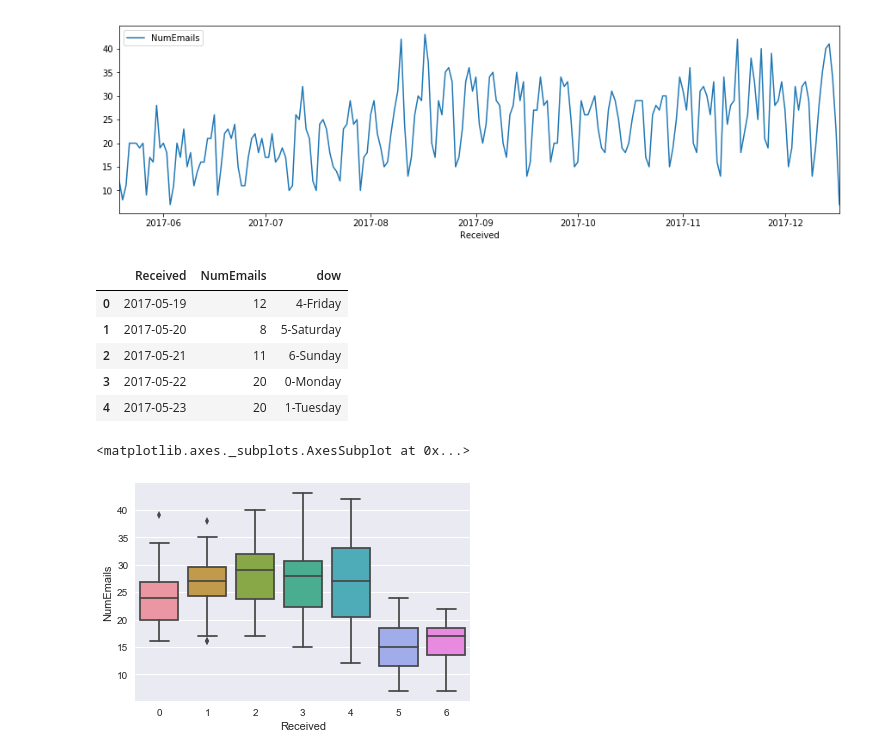
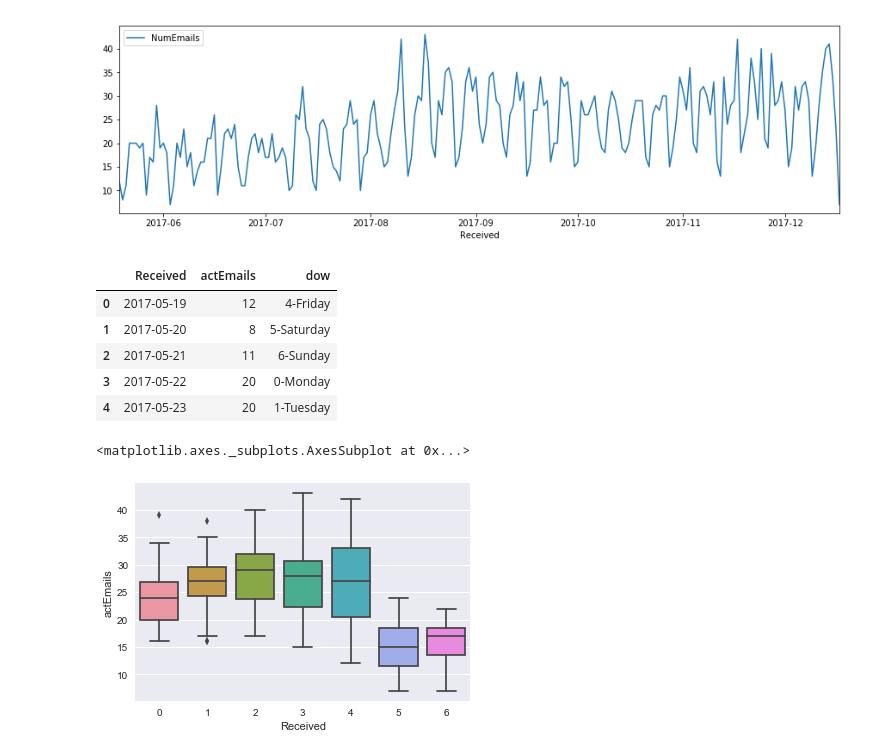
Before and after one commit to mondayn/py, a Jupyter notebook: emailAnalysis.ipynb, the cells around one changed output. Cells and saved outputs as stored; diff of their text form; code cells hidden in the pictures.

```diff
--- a/emailAnalysis.ipynb
+++ b/emailAnalysis.ipynb
@@ -27,9 +27,10 @@ plt.show()
 df3 = emailDf2.copy()
 df3.reset_index(inplace=True)
 df3['dow'] = pd.to_datetime(df3.Received).dt.weekday.astype('str') + '-' + pd.to_datetime(df3.Received).dt.weekday_name
+df3.rename(columns={'NumEmails':'actEmails'},inplace=True)
 df3.head()
 # %% [output]
-|  | Received | NumEmails | dow |
+|  | Received | actEmails | dow |
 | 0 | 2017-05-19 | 12 | 4-Friday |
 | 1 | 2017-05-20 | 8 | 5-Saturday |
 | 2 | 2017-05-21 | 11 | 6-Sunday |
@@ -38,9 +39,9 @@ df3.head()
 # %%
 %matplotlib inline
 import matplotlib.pyplot as plt
 import seaborn as sns
 
-sns.boxplot(pd.to_datetime(df3.Received).dt.weekday,df3.NumEmails)
+sns.boxplot(pd.to_datetime(df3.Received).dt.weekday,df3.actEmails)
 # %% [output]
 <matplotlib.axes._subplots.AxesSubplot at 0x...>
-[figure, old version]
+[figure, new version]
```
Also changed, not shown: parts of 2 cells of this notebook, 1 other file.
